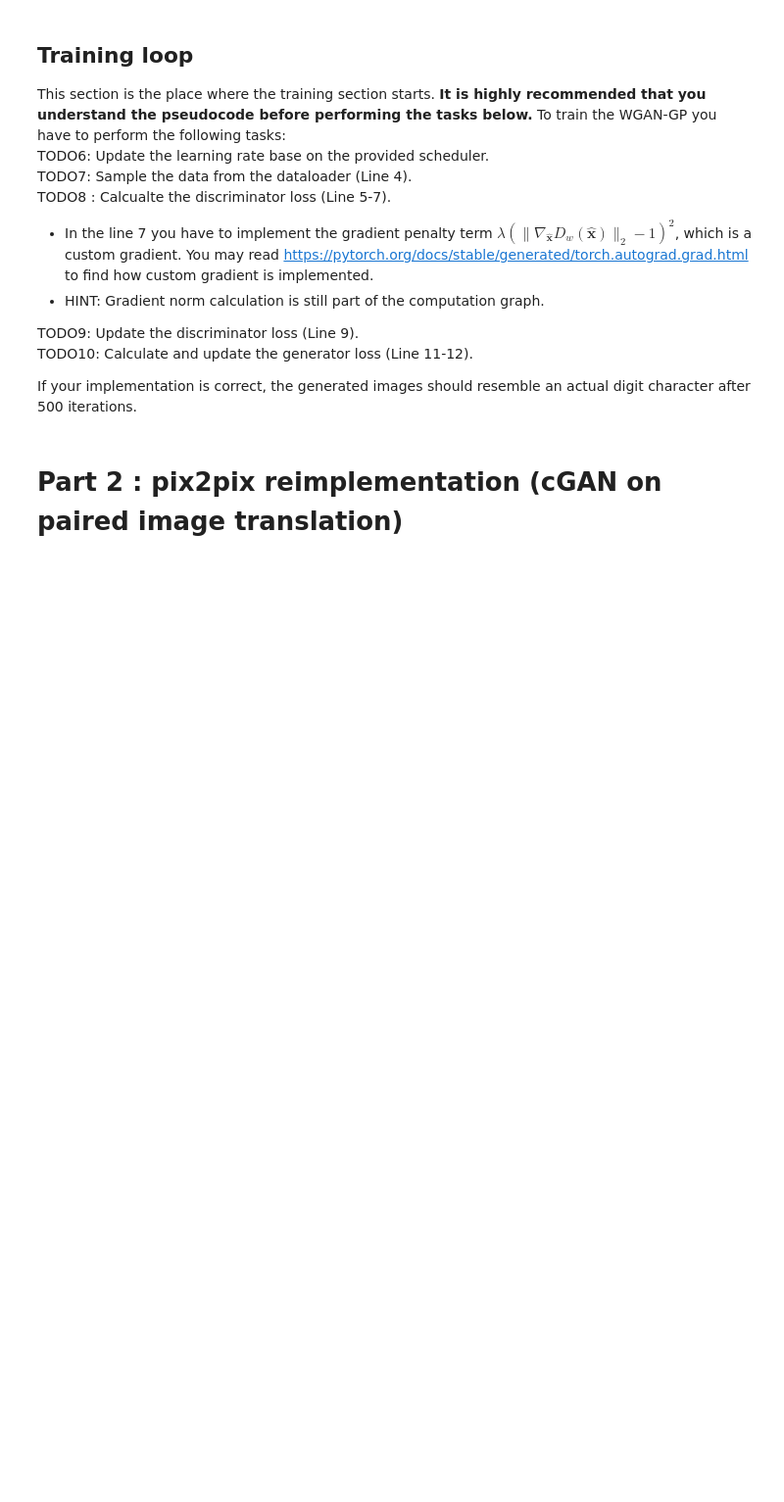
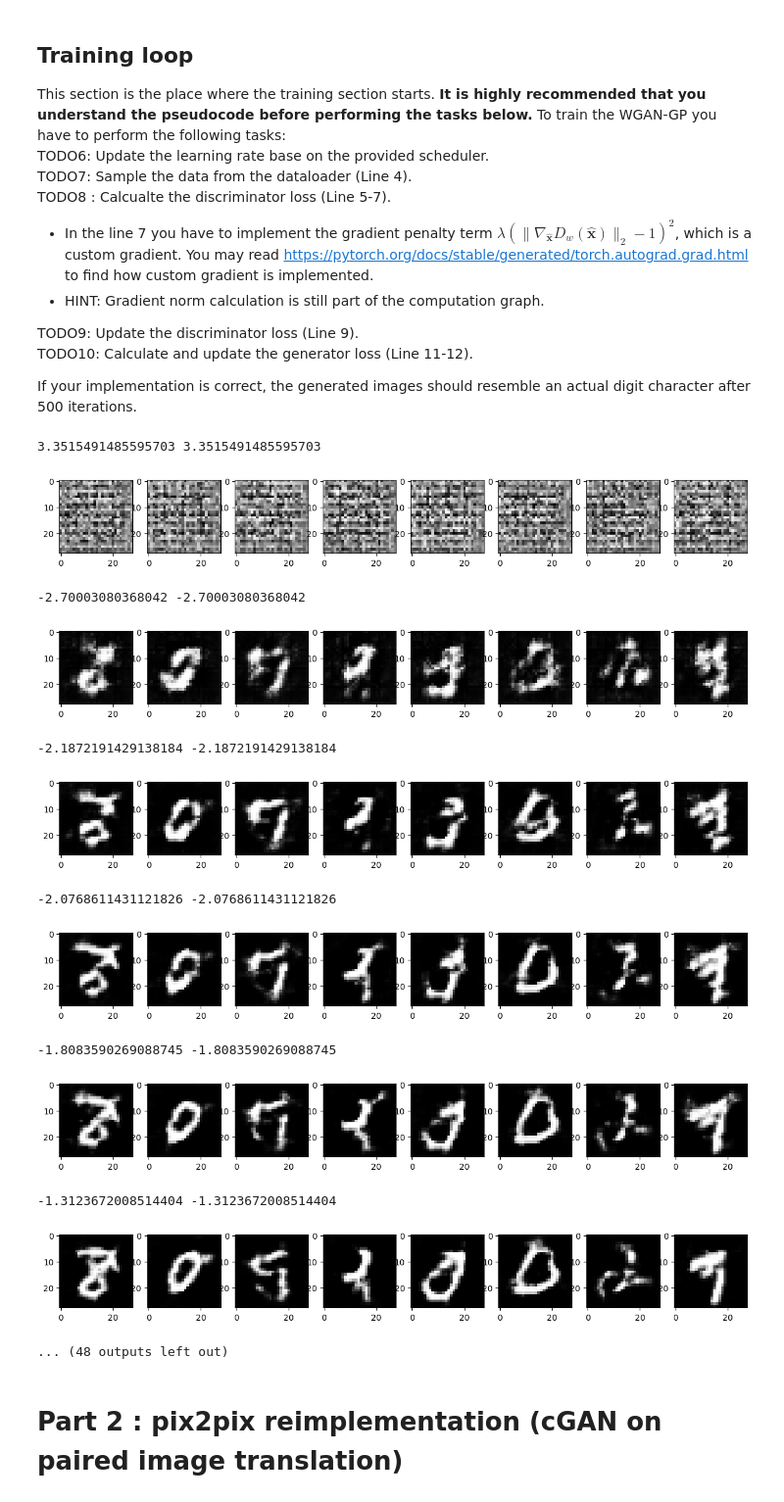
Before and after one commit to JeansAthiwat/PATT_RECOG-REQUIEM, a Jupyter notebook: HW/HW07/HW7_GANs_(student_version).ipynb, the cells around one changed output. Shown at 98% size. Cells and saved outputs as stored; diff of their text form; code cells hidden in the pictures; blank space fills up the shorter version.

```diff
--- a/HW/HW07/HW7_GANs_(student_version).ipynb
+++ b/HW/HW07/HW7_GANs_(student_version).ipynb
@@ -336,31 +300,89 @@ If your implementation is correct, the generated images should resemble an actua
 # %%
 from tqdm import tqdm
 for i in tqdm(range(NUM_ITERATION)):
   ## TODO6 update learning rate
   pass
+  lr = schedule(i)
+
+  for param_group in G_optimizer.param_groups:
+      param_group['lr'] = lr
+  for param_group in D_optimizer.param_groups:
+      param_group['lr'] = lr
+
 
   for t in range(n_critic):
     ## TODO7 line 4: sample data from dataloader
     pass
+    x_real, z, epsilon = next(iter(wganwp_dataloader))  # Sample one batch of data
+    x_real, z, epsilon = x_real.cuda(), z.cuda(), epsilon.cuda()
+    epsilon = epsilon.view(-1, 1, 1, 1)  # Ensure broadcasting
 
     ## TODO8 line5-7 : calculate discriminator loss
     pass
+    x_generated = generator(z)
+    x_interpolated = epsilon * x_real + (1 - epsilon) * x_generated
+    x_interpolated.requires_grad_(True)
+
+    # Discriminator outputs
+    d_real = discriminator(x_real).mean()
+    d_fake = discriminator(x_generated).mean()
+    d_interpolated = discriminator(x_interpolated)
+
+    # Gradient penalty
+    gradients = torch.autograd.grad(
+        outputs=d_interpolated,
+        inputs=x_interpolated,
+        grad_outputs=torch.ones_like(d_interpolated),
+        create_graph=True,
+        retain_graph=True,
+        only_inputs=True,
+    )[0]
+    gradients = gradients.view(gradients.size(0), -1)
+    gradient_norm = torch.sqrt(torch.sum(gradients ** 2, dim=1) + 1e-12)
+    gradient_penalty = ((gradient_norm - 1) ** 2).mean()
+
+    # Total discriminator loss
+    discriminator_loss = d_fake - d_real + GP_lambda * gradient_penalty
 
     ## TODO9 : line 9 update discriminator loss
-    pass
+    D_optimizer.zero_grad()
+    discriminator_loss.backward()
+    D_optimizer.step()
+    losses['D'].append(discriminator_loss.item())
   ## TODO10 : line 11-12 calculate and update the generator loss
   pass
-
+  z = torch.randn(BATCH_SIZE, latent_dim).cuda()  # Sample new latent vectors
+  x_generated = generator(z)
+  g_fake = discriminator(x_generated).mean()
+  generator_loss = -g_fake
+  losses['G'].append(discriminator_loss.item())
+  G_optimizer.zero_grad()
+  generator_loss.backward()
+  G_optimizer.step()
   # Output visualization : If your reimplementation is correct, the generated images should start resembling a digit character after 500 iterations.
   if(i % 100 == 0):
     plt.figure(figsize = (15,75))
     print(losses['D'][-1], losses['G'][-1])
     with torch.no_grad():
       res = generator(fixed_z).cpu().detach().numpy()
     for k in range(8):
       plt.subplot( int('18{}'.format(k+1)) )
       plt.imshow( res[k].transpose(1, 2, 0)[..., 0], cmap = 'gray' )
     plt.show()
+# %% [output]
+3.3515491485595703 3.3515491485595703
+[figure, added]
+-2.70003080368042 -2.70003080368042
+[figure, added]
+-2.1872191429138184 -2.1872191429138184
+[figure, added]
+-2.0768611431121826 -2.0768611431121826
+[figure, added]
+-1.8083590269088745 -1.8083590269088745
+[figure, added]
+-1.3123672008514404 -1.3123672008514404
+[figure, added]
+... (48 outputs left out)
 # %% [markdown]
 # Part 2 : pix2pix reimplementation (cGAN on paired image translation)
 # %% [markdown]
```
Also changed, not shown: parts of 17 cells of this notebook, 1 other file.
